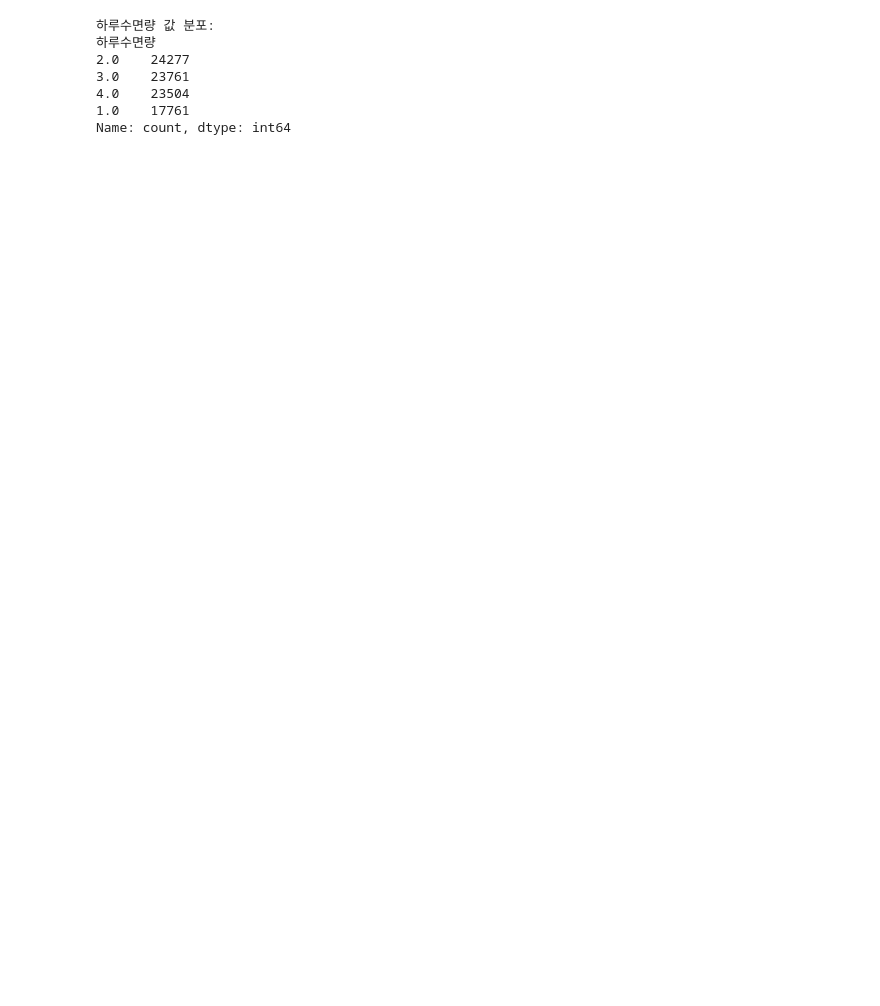
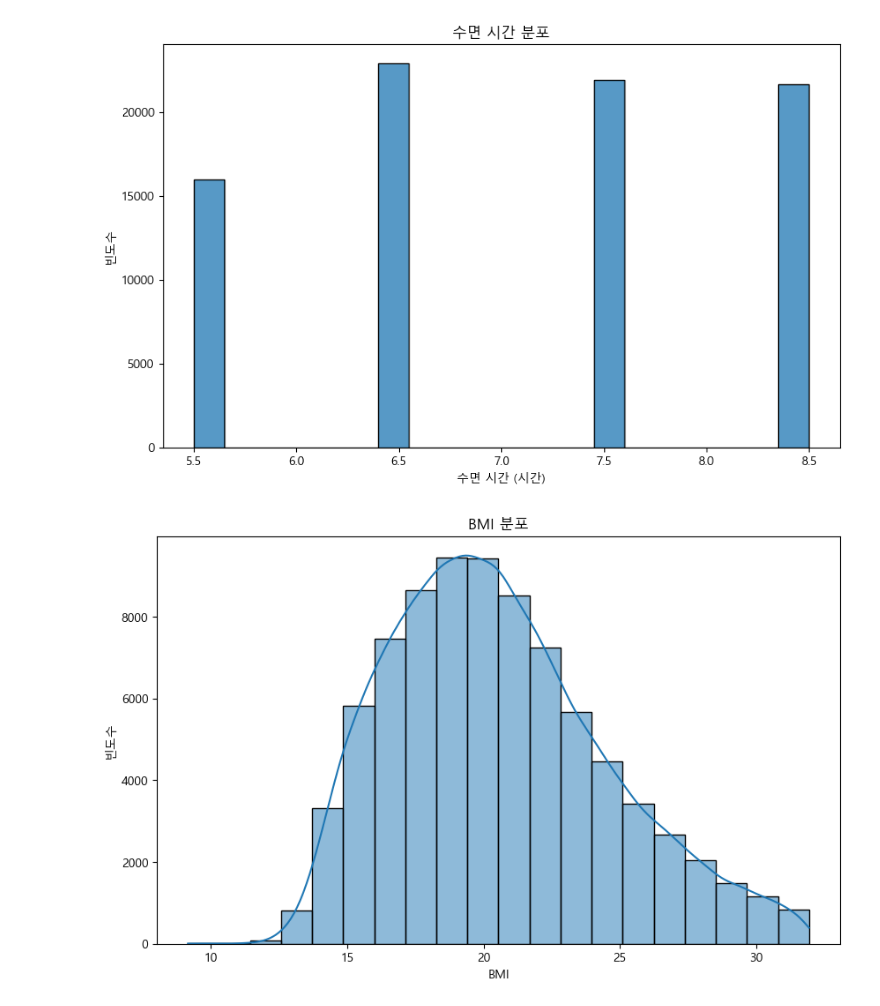
Before and after one commit to Statistical-Data-Analysis-2024/team-project, a Jupyter notebook: src/EDA/EDA_Sleep_BMI.ipynb, the cells around one changed output. Saved outputs shown, nothing was run; the diff lists cells and outputs as text; code cells hidden in the pictures; blank space fills up the shorter version.

Commit message:
feat: add EDA_Sleep_BMI

```diff
--- a/src/EDA/EDA_Sleep_BMI.ipynb
+++ b/src/EDA/EDA_Sleep_BMI.ipynb
@@ -61,23 +75,21 @@ BMI         0
 dtype: int64
-# %%
-# 6. 하루수면량 값의 분포 확인
-print("\n하루수면량 값 분포:")
-print(df['하루수면량'].value_counts())
-
-# 6-1. 하루수면량 값과 대응되는 수면 시간대 매핑
-sleep_time_mapping = {
-    1.0: '6시간 이내',
-    2.0: '6~7시간',
-    3.0: '7~8시간',
-    4.0: '8시간 이상'
-}
-df['수면시간대'] = df['하루수면량'].map(sleep_time_mapping)
-# %% [output]
-하루수면량 값 분포:
-하루수면량
-2.0    24277
-3.0    23761
-4.0    23504
-1.0    17761
-Name: count, dtype: int64
+# %%
+# 수면 시간 분포 시각화
+plt.figure(figsize=(10, 6))
+sns.histplot(df['수면시간_수치'], bins=20)
+plt.title('수면 시간 분포')
+plt.xlabel('수면 시간 (시간)')
+plt.ylabel('빈도수')
+plt.show()
+
+# BMI 분포 시각화
+plt.figure(figsize=(10, 6))
+sns.histplot(df['BMI'], bins=20, kde=True)
+plt.title('BMI 분포')
+plt.xlabel('BMI')
+plt.ylabel('빈도수')
+plt.show()
+# %% [output]
+[figure, added]
+[figure, added]
 # %%
```
Also changed, not shown: parts of 14 cells of this notebook, 1 other file.
